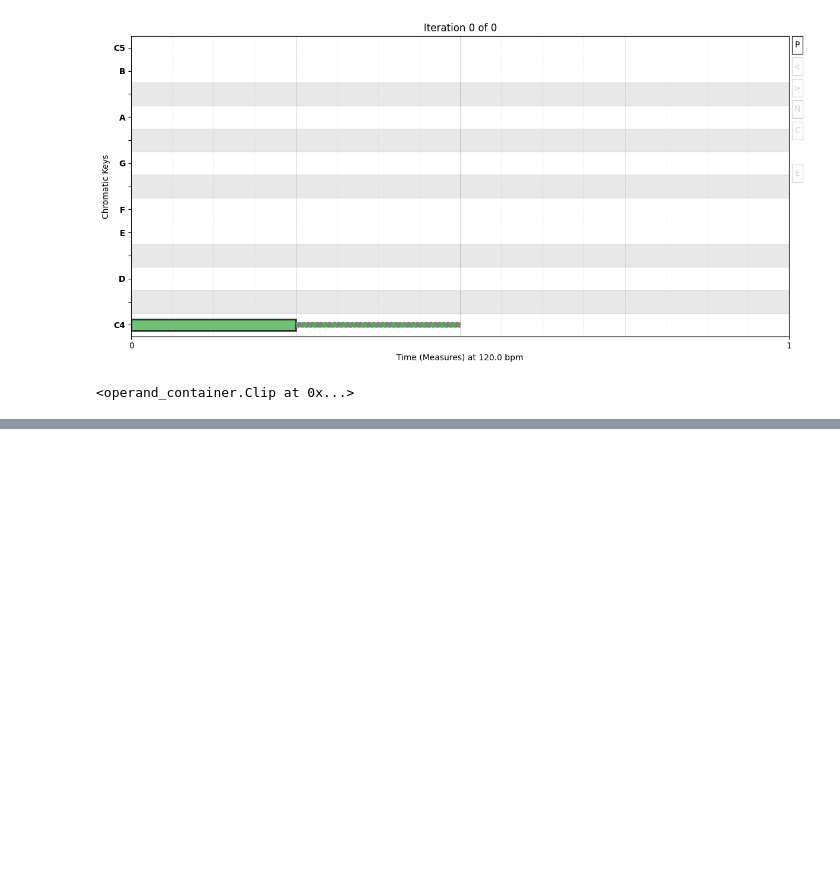
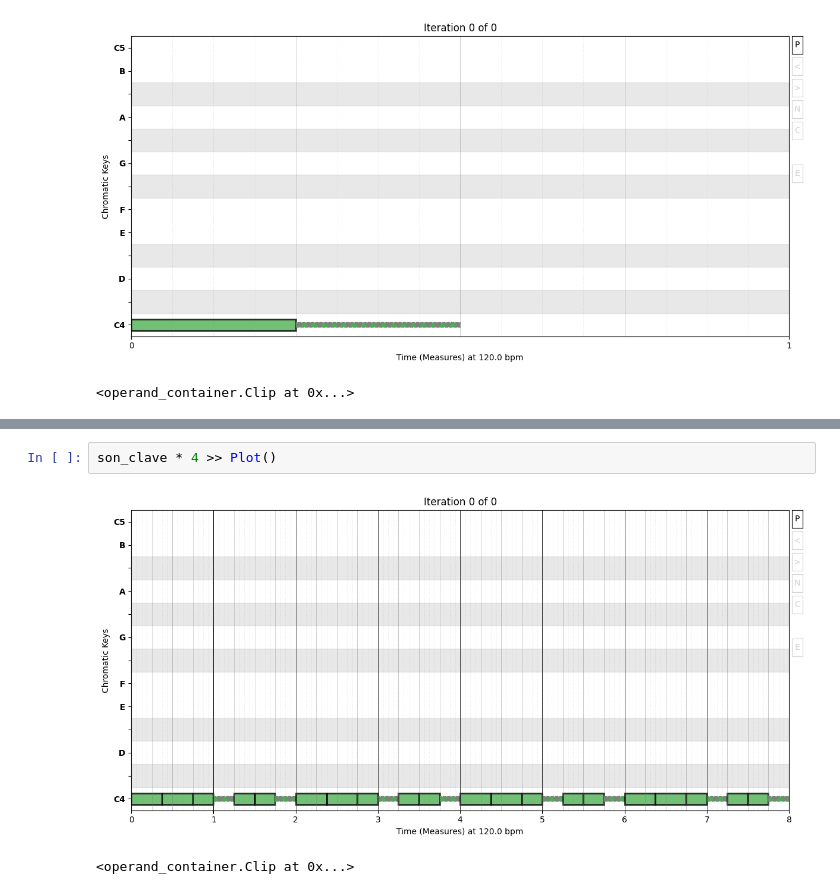
Before and after one commit to ruiseixasm/JsonMidiCreator, a Jupyter notebook: Jupyter/03_Plotting_v1.0.ipynb, the cells around one changed output, grey strips where cells are left out. Saved outputs shown, nothing was run; the diff lists cells and outputs as text; blank space fills up the shorter version.

```diff
--- a/Jupyter/03_Plotting_v1.0.ipynb
+++ b/Jupyter/03_Plotting_v1.0.ipynb
@@ -15,0 +32,5 @@ clip_with_rests >> Plot()
+# %%
+son_clave * 4 >> Plot()
+# %% [output]
+[figure, added]
+<operand_container.Clip at 0x...>
```
Also changed, not shown: parts of 6 cells of this notebook, 7 other files.
